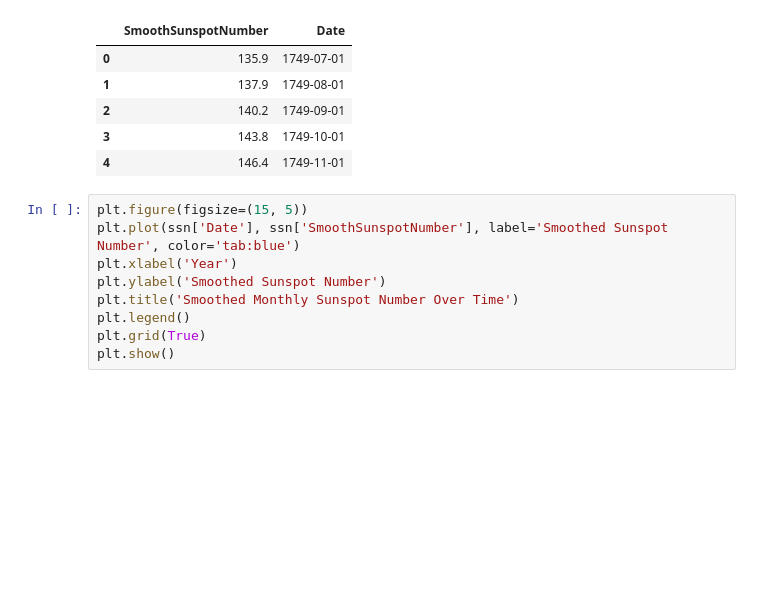
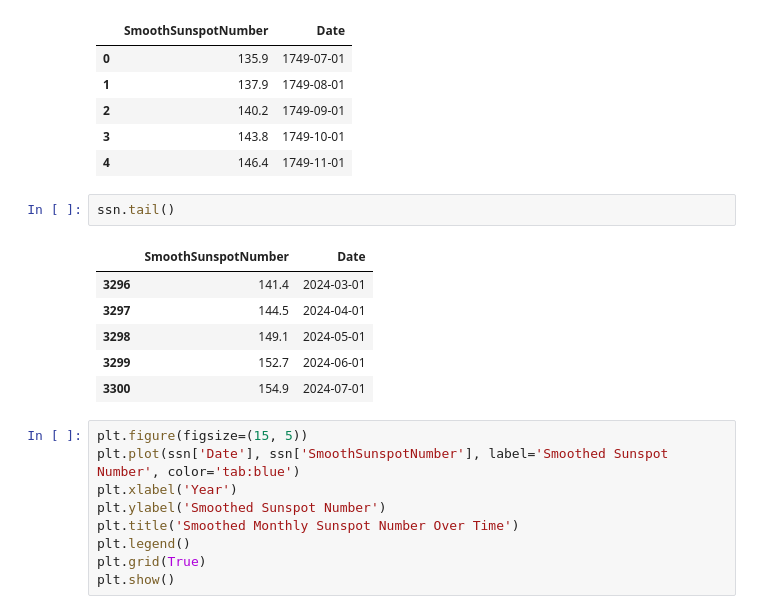
Before and after one commit to surtecha/Solar-Data-Analysis, a Jupyter notebook: SSN-Analysis.ipynb, the cells around one changed output. Saved outputs shown, nothing was run; the diff lists cells and outputs as text; blank space fills up the shorter version.

```diff
--- a/SSN-Analysis.ipynb
+++ b/SSN-Analysis.ipynb
@@ -57,6 +54,15 @@ ssn.head()
 | 2 | 140.2 | 1749-09-01 |
 | 3 | 143.8 | 1749-10-01 |
 | 4 | 146.4 | 1749-11-01 |
+# %%
+ssn.tail()
+# %% [output]
+|  | SmoothSunspotNumber | Date |
+| 3296 | 141.4 | 2024-03-01 |
+| 3297 | 144.5 | 2024-04-01 |
+| 3298 | 149.1 | 2024-05-01 |
+| 3299 | 152.7 | 2024-06-01 |
+| 3300 | 154.9 | 2024-07-01 |
 # %%
 plt.figure(figsize=(15, 5))
 plt.plot(ssn['Date'], ssn['SmoothSunspotNumber'], label='Smoothed Sunspot Number', color='tab:blue')
```
Also changed, not shown: parts of 7 cells of this notebook, 6 other files.
